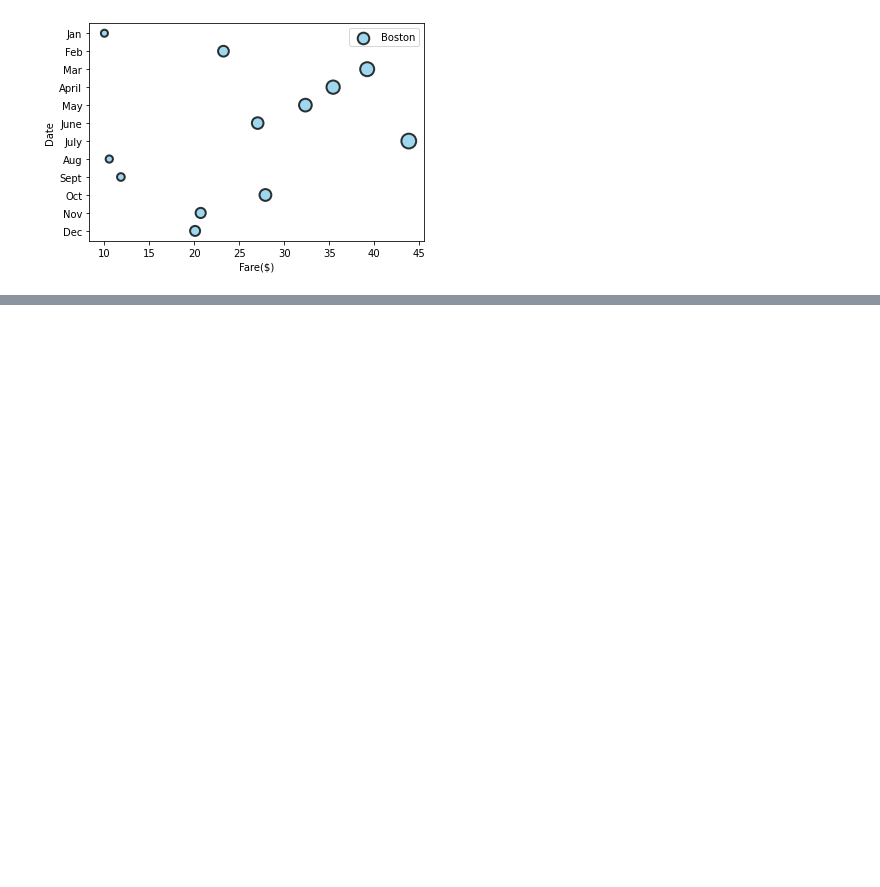
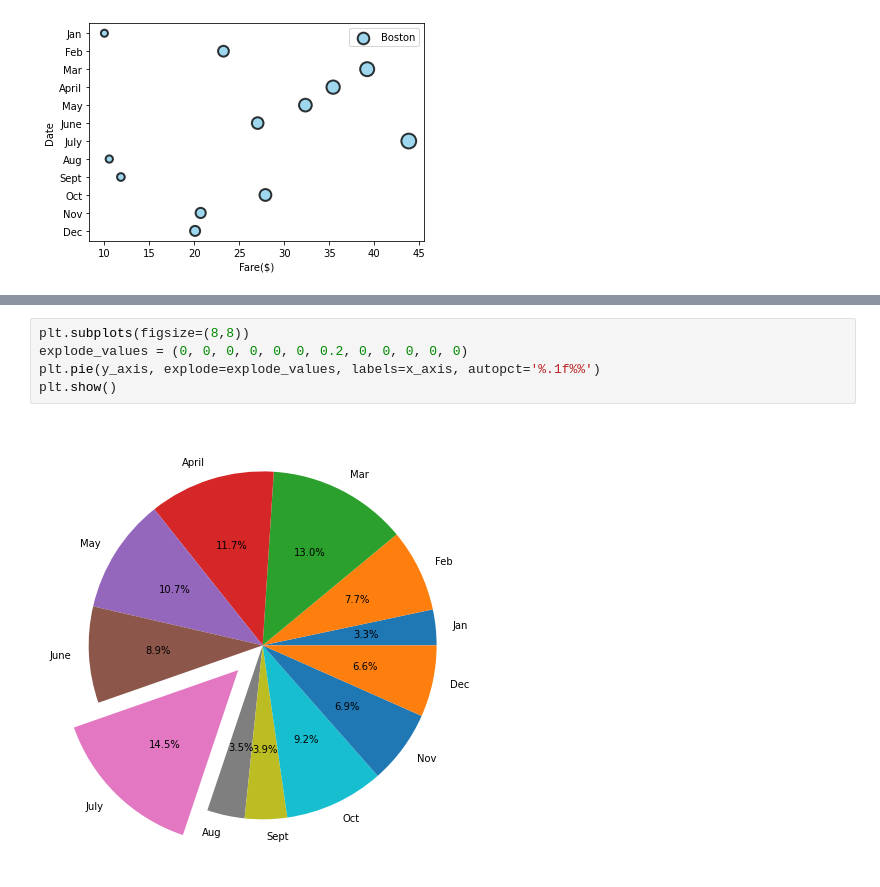
Before and after one commit to adinfinitum225/PyBer_Analysis, a Jupyter notebook: matplotlib_practice.ipynb, the cells around one changed output, grey strips where cells are left out. Cells and saved outputs as stored; diff of their text form; blank space fills up the shorter version.

```diff
--- a/matplotlib_practice.ipynb
+++ b/matplotlib_practice.ipynb
@@ -179,0 +185,7 @@ ax.legend()
+# %%
+plt.subplots(figsize=(8,8))
+explode_values = (0, 0, 0, 0, 0, 0, 0.2, 0, 0, 0, 0, 0)
+plt.pie(y_axis, explode=explode_values, labels=x_axis, autopct='%.1f%%')
+plt.show()
+# %% [output]
+[figure, added]
```
Also changed, not shown: parts of 3 cells of this notebook, 6 other files.
